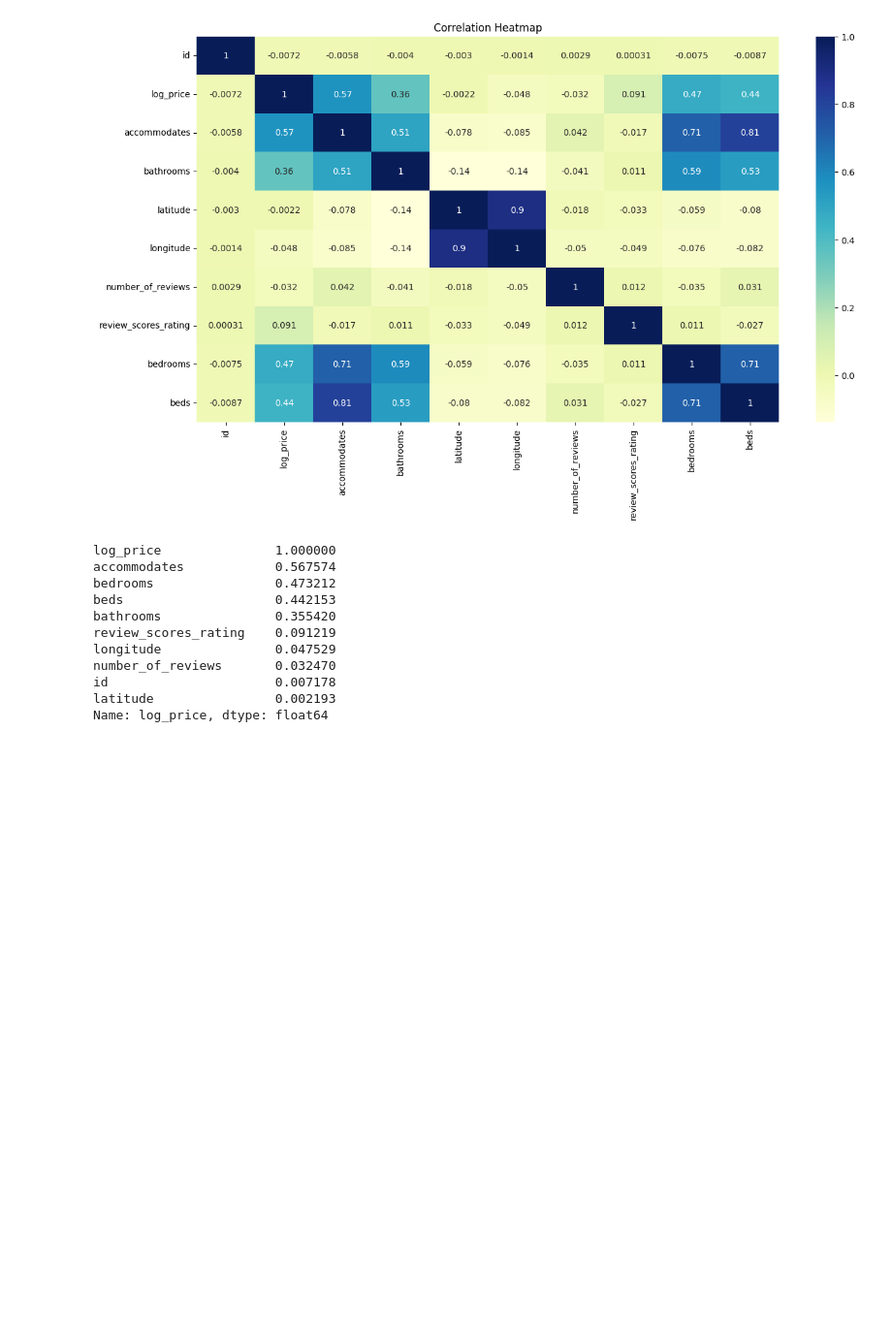
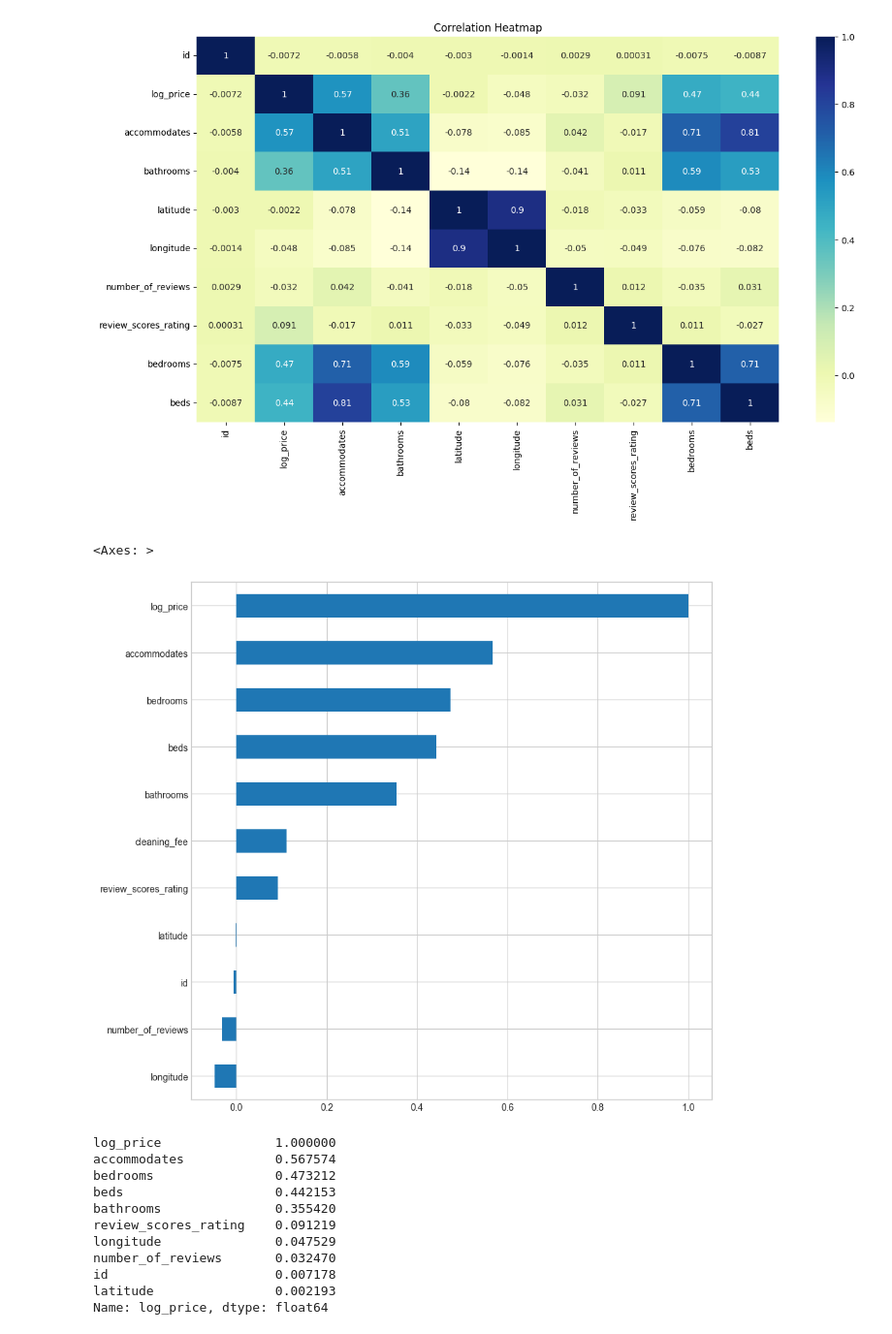
Before and after one commit to semasar/Final-Proje_Airbnb, a Jupyter notebook: data_preproccesing.ipynb, the cells around one changed output. Shown at 97% size. Cells and saved outputs as stored; diff of their text form; code cells hidden in the pictures; blank space fills up the shorter version.

```diff
--- a/data_preproccesing.ipynb
+++ b/data_preproccesing.ipynb
@@ -152,6 +170,9 @@ Columns: [id, log_price, property_type, room_type, amenities, accommodates, bath
 Index: []
 
 [0 rows x 29 columns]
+# %%
+#dropping duplicated colunms
+df=df.drop_duplicates()
 # %%
 #We created a pair of scatterplots that are used to visualize
   #the relationship of variables in the DataFrame to each other.
@@ -176,5 +198,14 @@ plt.show()
 # %% [output]
 [figure]
+# %%
+
+import matplotlib.pyplot as plt
+plt.style.use("seaborn-whitegrid")
+plt.figure(figsize=(10,10))
+df.corr()["log_price"].sort_values().plot(kind="barh")
+# %% [output]
+<Axes: >
+[figure, added]
 # %%
 #we check the correlation between our target variable and other columns
 numeric_columns = df.select_dtypes(include=np.number).columns
```
Also changed, not shown: parts of 13 cells of this notebook.
